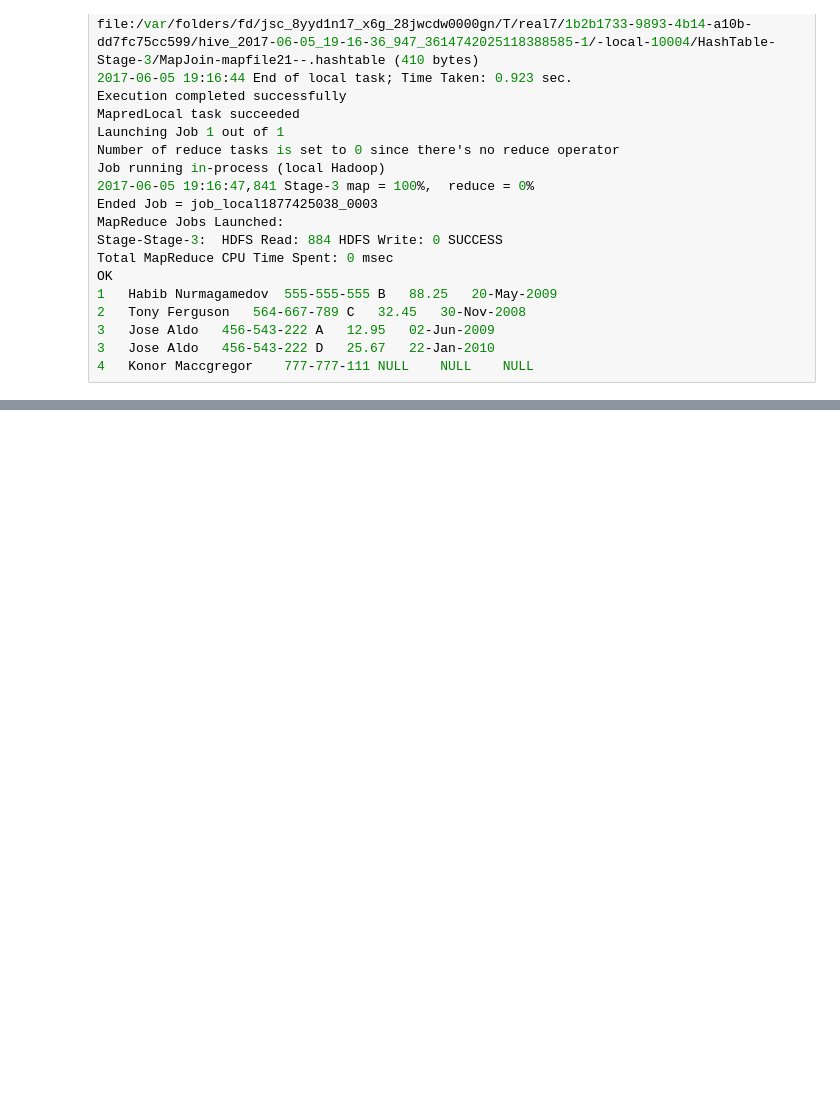
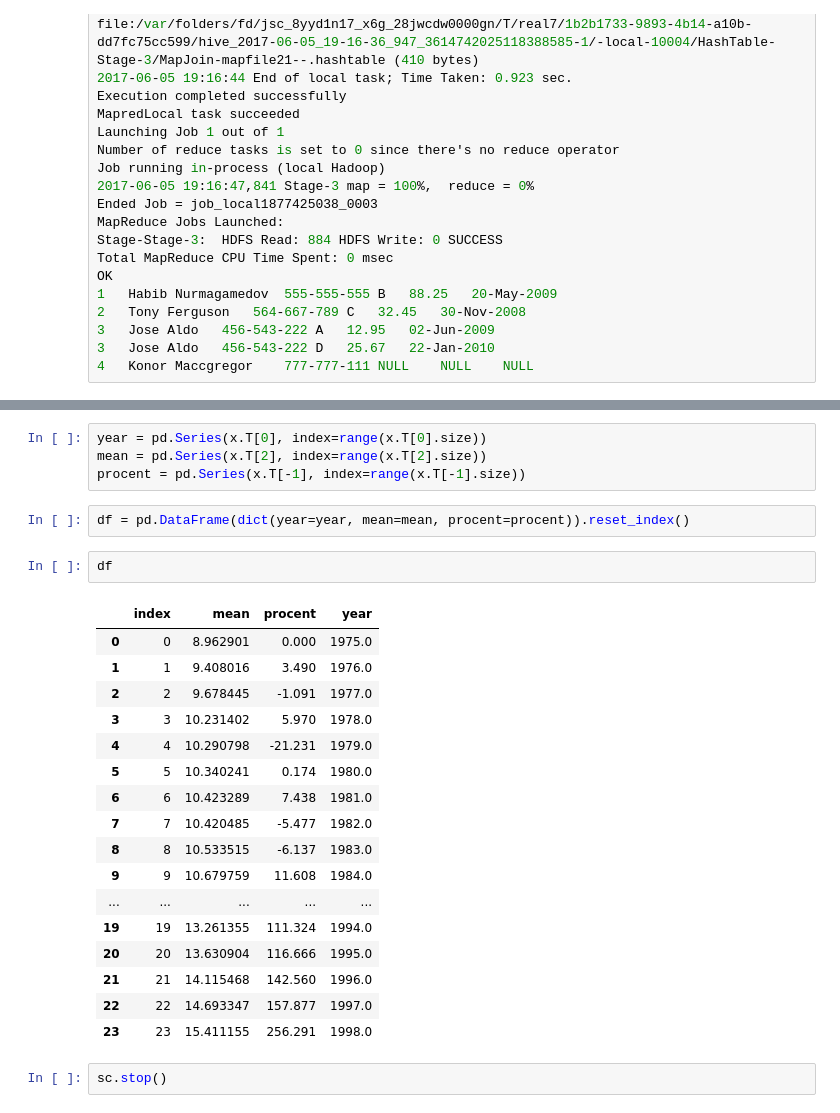
Before and after one commit to askar-alty/hadoop_in_action, a Jupyter notebook: Hive.ipynb, the cells around one changed output, grey strips where cells are left out. Saved outputs shown, nothing was run; the diff lists cells and outputs as text; blank space fills up the shorter version.

```diff
--- a/Hive.ipynb
+++ b/Hive.ipynb
@@ -233,0 +360,28 @@ OK
+# %%
+year = pd.Series(x.T[0], index=range(x.T[0].size))
+mean = pd.Series(x.T[2], index=range(x.T[2].size))
+procent = pd.Series(x.T[-1], index=range(x.T[-1].size))
+# %%
+df = pd.DataFrame(dict(year=year, mean=mean, procent=procent)).reset_index()
+# %%
+df
+# %% [output]
+|  | index | mean | procent | year |
+| 0 | 0 | 8.962901 | 0.000 | 1975.0 |
+| 1 | 1 | 9.408016 | 3.490 | 1976.0 |
+| 2 | 2 | 9.678445 | -1.091 | 1977.0 |
+| 3 | 3 | 10.231402 | 5.970 | 1978.0 |
+| 4 | 4 | 10.290798 | -21.231 | 1979.0 |
+| 5 | 5 | 10.340241 | 0.174 | 1980.0 |
+| 6 | 6 | 10.423289 | 7.438 | 1981.0 |
+| 7 | 7 | 10.420485 | -5.477 | 1982.0 |
+| 8 | 8 | 10.533515 | -6.137 | 1983.0 |
+| 9 | 9 | 10.679759 | 11.608 | 1984.0 |
+| ... | ... | ... | ... | ... |
+| 19 | 19 | 13.261355 | 111.324 | 1994.0 |
+| 20 | 20 | 13.630904 | 116.666 | 1995.0 |
+| 21 | 21 | 14.115468 | 142.560 | 1996.0 |
+| 22 | 22 | 14.693347 | 157.877 | 1997.0 |
+| 23 | 23 | 15.411155 | 256.291 | 1998.0 |
+# %%
+sc.stop()
```
Also changed, not shown: parts of 17 cells of this notebook.
